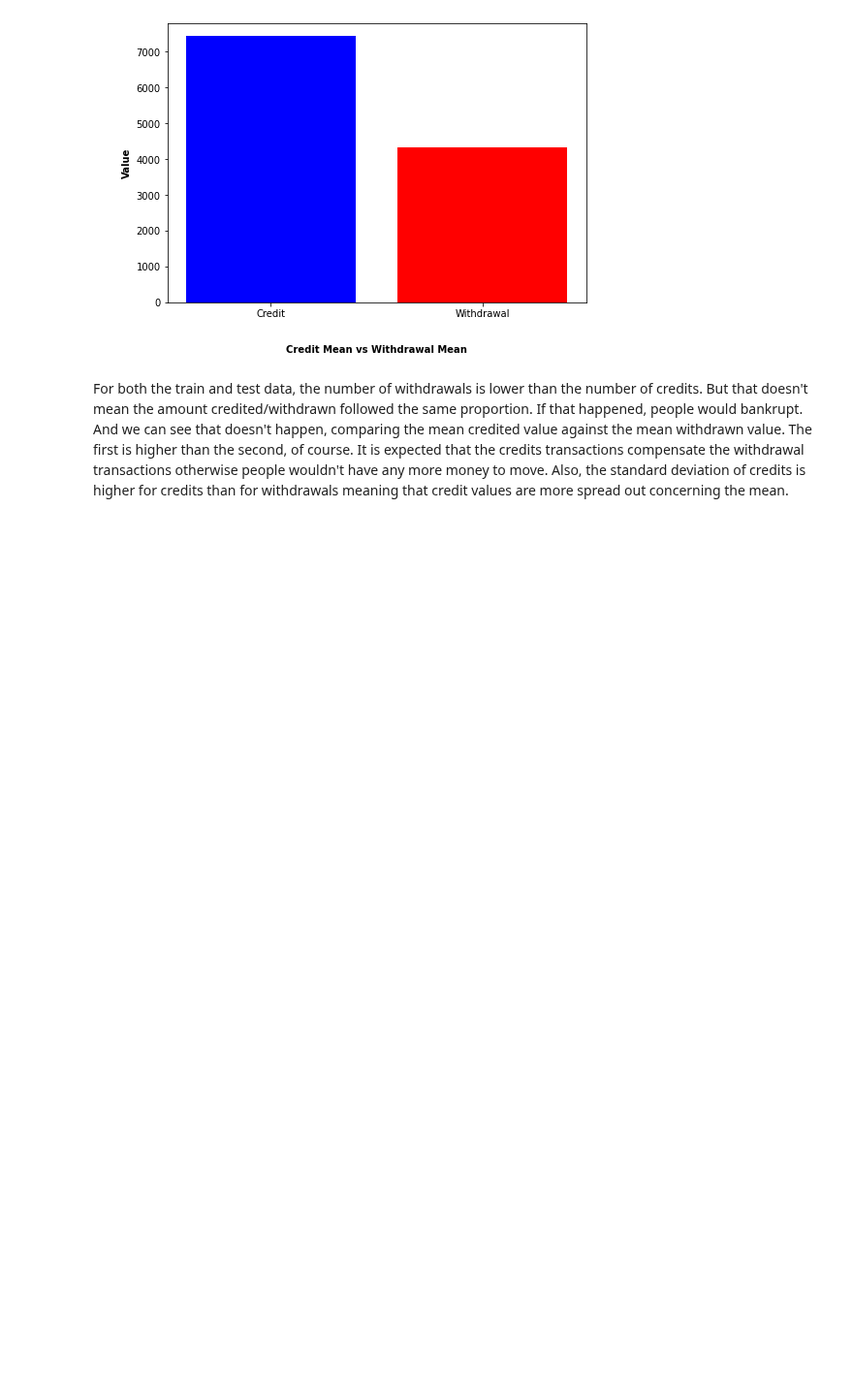
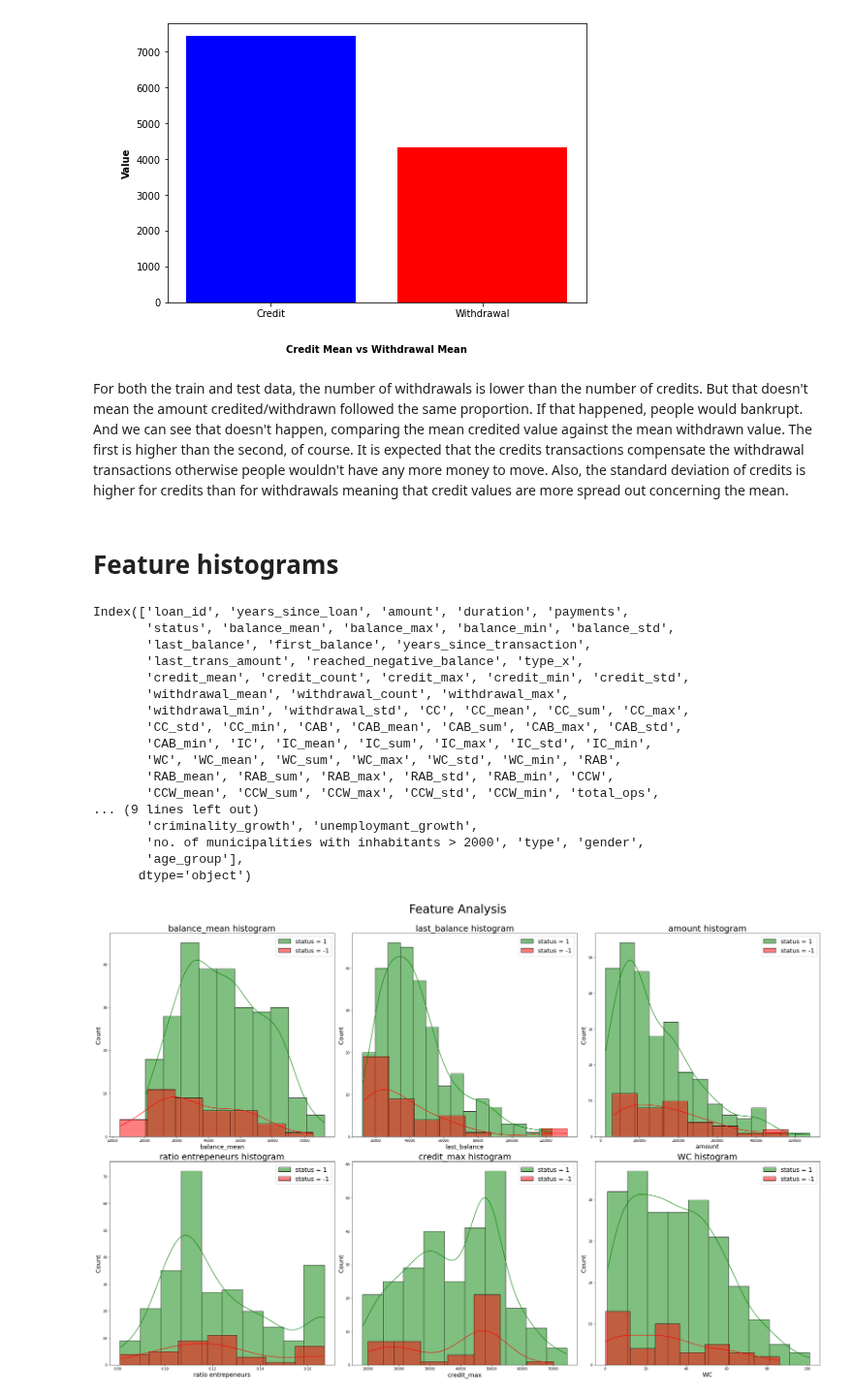
Before and after one commit to 2dukes/PROJ_AC_2122, a Jupyter notebook: dataUnderstanding.ipynb, the cells around one changed output. Shown at 97% size. Cells and saved outputs as stored; diff of their text form; code cells hidden in the pictures; blank space fills up the shorter version.

Commit message:
Added feature histograms

```diff
--- a/dataUnderstanding.ipynb
+++ b/dataUnderstanding.ipynb
@@ -244,3 +244,57 @@ plt.show()
 [figure]
 # %% [markdown]
 For both the train and test data, the number of withdrawals is lower than the number of credits. But that doesn't mean the amount credited/withdrawn followed the same proportion. If that happened, people would bankrupt. And we can see that doesn't happen, comparing the mean credited value against the mean withdrawn value. The first is higher than the second, of course. It is expected that the credits transactions compensate the withdrawal transactions otherwise people wouldn't have any more money to move. Also, the standard deviation of credits is higher for credits than for withdrawals meaning that credit values are more spread out concerning the mean.
+# %% [markdown]
+# Feature histograms
+# %%
+
+def get_feature_histogram(df, column, ax):
+    loan = df[df.status==1]
+    do_not_loan = df[df.status==-1]
+
+    sns.histplot(loan[column], ax=ax, color='g', label = 'status = 1', kde=True)
+    sns.histplot(do_not_loan[column], ax=ax, color='r', label = 'status = -1', kde=True)
+
+
+# needs to have a len that is a perfect square
+features_to_analyse = ["balance_mean", "last_balance", "amount", "ratio entrepeneurs", "credit_max", "criminality_growth"]
+
+def get_features_histograms(df, columns, num_cols, num_rows):
+    fig, axs = plt.subplots(num_rows, num_cols, figsize=(30, 20))
+    column_index = 0
+
+    for i in range(num_rows):
+        for j in range(num_cols):
+            get_feature_histogram(ax=axs[i, j], df=df, column=columns[column_index])
+            axs[i, j].set_title(f"{columns[column_index]} histogram", fontsize=25)
+            axs[i, j].legend(loc="best", fontsize=18)
+            plt.rc('axes', labelsize=18)
+            column_index += 1
+
+    fig.suptitle('Feature Analysis', fontsize=35)
+    fig.tight_layout()
+    fig.subplots_adjust(top=0.92)
+    plt.show()
+
+merged_data_train = pd.read_csv("./preprocessed/mergedTrainData.csv")
+print(merged_data_train.columns)
+get_features_histograms(df=merged_data_train, columns=features_to_analyse, num_cols=3, num_rows=2)
+# %% [output]
+Index(['loan_id', 'years_since_loan', 'amount', 'duration', 'payments',
+       'status', 'balance_mean', 'balance_max', 'balance_min', 'balance_std',
+       'last_balance', 'first_balance', 'years_since_transaction',
+       'last_trans_amount', 'reached_negative_balance', 'type_x',
+       'credit_mean', 'credit_count', 'credit_max', 'credit_min', 'credit_std',
+       'withdrawal_mean', 'withdrawal_count', 'withdrawal_max',
+       'withdrawal_min', 'withdrawal_std', 'CC', 'CC_mean', 'CC_sum', 'CC_max',
+       'CC_std', 'CC_min', 'CAB', 'CAB_mean', 'CAB_sum', 'CAB_max', 'CAB_std',
+       'CAB_min', 'IC', 'IC_mean', 'IC_sum', 'IC_max', 'IC_std', 'IC_min',
+       'WC', 'WC_mean', 'WC_sum', 'WC_max', 'WC_std', 'WC_min', 'RAB',
+       'RAB_mean', 'RAB_sum', 'RAB_max', 'RAB_std', 'RAB_min', 'CCW',
+       'CCW_mean', 'CCW_sum', 'CCW_max', 'CCW_std', 'CCW_min', 'total_ops',
+... (9 lines left out)
+       'criminality_growth', 'unemploymant_growth',
+       'no. of municipalities with inhabitants > 2000', 'type', 'gender',
+       'age_group'],
+      dtype='object')
+[figure, added]
```
Also changed, not shown: parts of 8 cells of this notebook.
